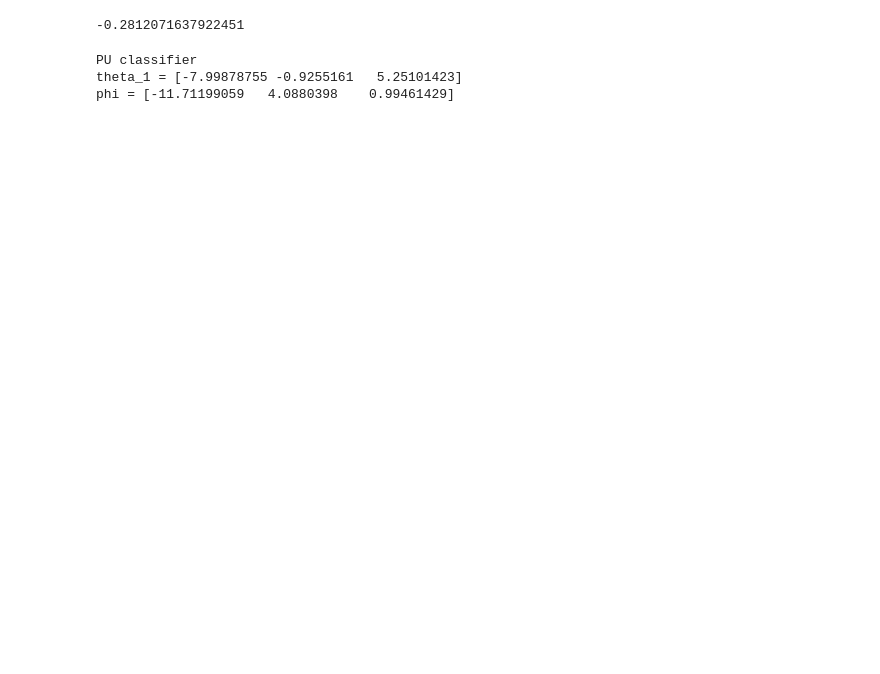
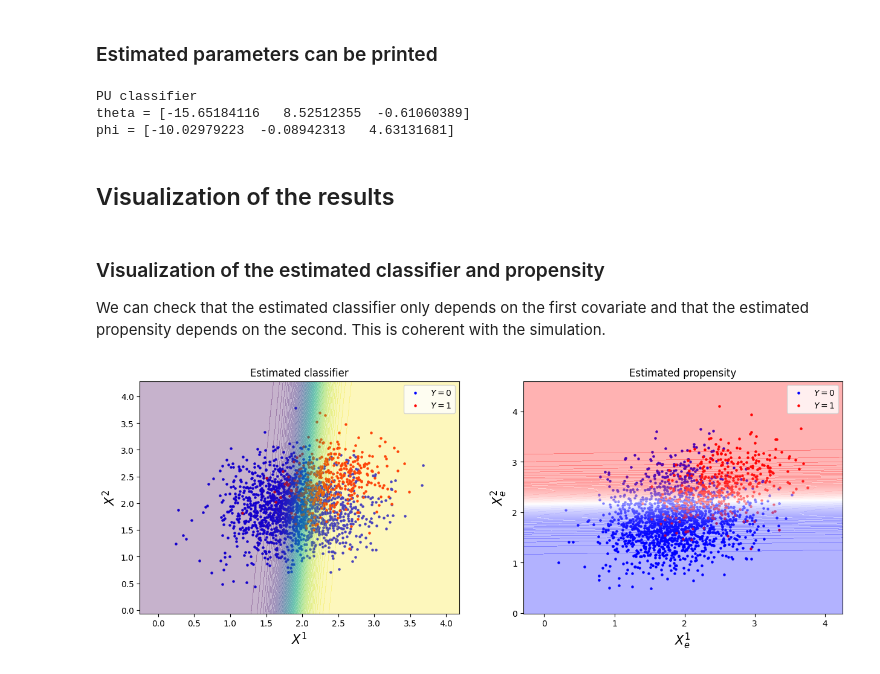
Before and after one commit to ocoudray/pysarpu, a Jupyter notebook: examples/PU_LR_example.ipynb, the cells around one changed output. Cells and saved outputs as stored; diff of their text form; code cells hidden in the pictures; blank space fills up the shorter version.

```diff
--- a/examples/PU_LR_example.ipynb
+++ b/examples/PU_LR_example.ipynb
@@ -54,14 +88,51 @@ plt.show()
 # %%
 pu_model1 = PUClassifier(LinearLogisticRegression(), LogisticPropensity())
 # %%
-pu_model1.fit(X, Xe, Y, n_init=1)
+pu_model1.fit(X, Xe, Y, n_init=20)
-# %%
-pu_model1.loglikelihood(X, Xe, Y)
-# %% [output]
--0.2812071637922451
+# %% [markdown]
+### Estimated parameters can be printed
 # %%
 pu_model1
 # %% [output]
 PU classifier
-theta_1 = [-7.99878755 -0.9255161   5.25101423]
-phi = [-11.71199059   4.0880398    0.99461429]
+theta = [-15.65184116   8.52512355  -0.61060389]
+phi = [-10.02979223  -0.08942313   4.63131681]
+# %% [markdown]
+## Visualization of the results
+# %%
+xx = np.linspace(X[:,0].min()-0.5, X[:,0].max()+0.5, 100)
+yy = np.linspace(X[:,1].min()-0.5, X[:,1].max()+0.5, 100)
+x_, y_ = np.meshgrid(xx, yy)
+xy_ = np.concatenate([x_[:,:,np.newaxis], y_[:,:,np.newaxis]], axis=2)
+z_ = pu_model1.predict_cproba(xy_)
+# %%
+xxe = np.linspace(Xe[:,0].min()-0.5, Xe[:,0].max()+0.5, 100)
+yye = np.linspace(Xe[:,1].min()-0.5, Xe[:,1].max()+0.5, 100)
+xe_, ye_ = np.meshgrid(xxe, yye)
+xye_ = np.concatenate([xe_[:,:,np.newaxis], ye_[:,:,np.newaxis]], axis=2)
+ze_ = pu_model1.e(xye_)
+# %% [markdown]
+### Visualization of the estimated classifier and propensity
+
+We can check that the estimated classifier only depends on the first covariate and that the estimated propensity depends on the second. This is coherent with the simulation.
+# %%
+fig, axes = plt.subplots(nrows=1, ncols=2, figsize=(15,5))
+axes[0].set_title('Estimated classifier')
+axes[0].set_xlabel('$X^1$', fontsize=15)
+axes[0].set_ylabel('$X^2$', fontsize=15)
+axes[0].scatter(X[Y==0,0],X[Y==0,1], s=5, color='blue', label=r'$Y=0$')
+axes[0].scatter(X[Y==1,0],X[Y==1,1], s=5, color='red', label=r'$Y=1$')
+axes[0].contourf(x_, y_, z_, levels=100, alpha=0.3)
+
+axes[1].set_title('Estimated propensity')
+axes[1].set_xlabel('$X_e^1$', fontsize=15)
+axes[1].set_ylabel('$X_e^2$', fontsize=15)
+axes[1].scatter(Xe[Y==0,0],Xe[Y==0,1], s=5, color='blue', label=r'$Y=0$')
+axes[1].scatter(Xe[Y==1,0],Xe[Y==1,1], s=5, color='red', label=r'$Y=1$')
+axes[1].contourf(xe_, ye_, ze_, levels=100, alpha=0.3, cmap='bwr')
+
+axes[0].legend()
+axes[1].legend()
+plt.show()
+# %% [output]
+[figure, added]
```
Also changed, not shown: parts of 10 cells of this notebook.
